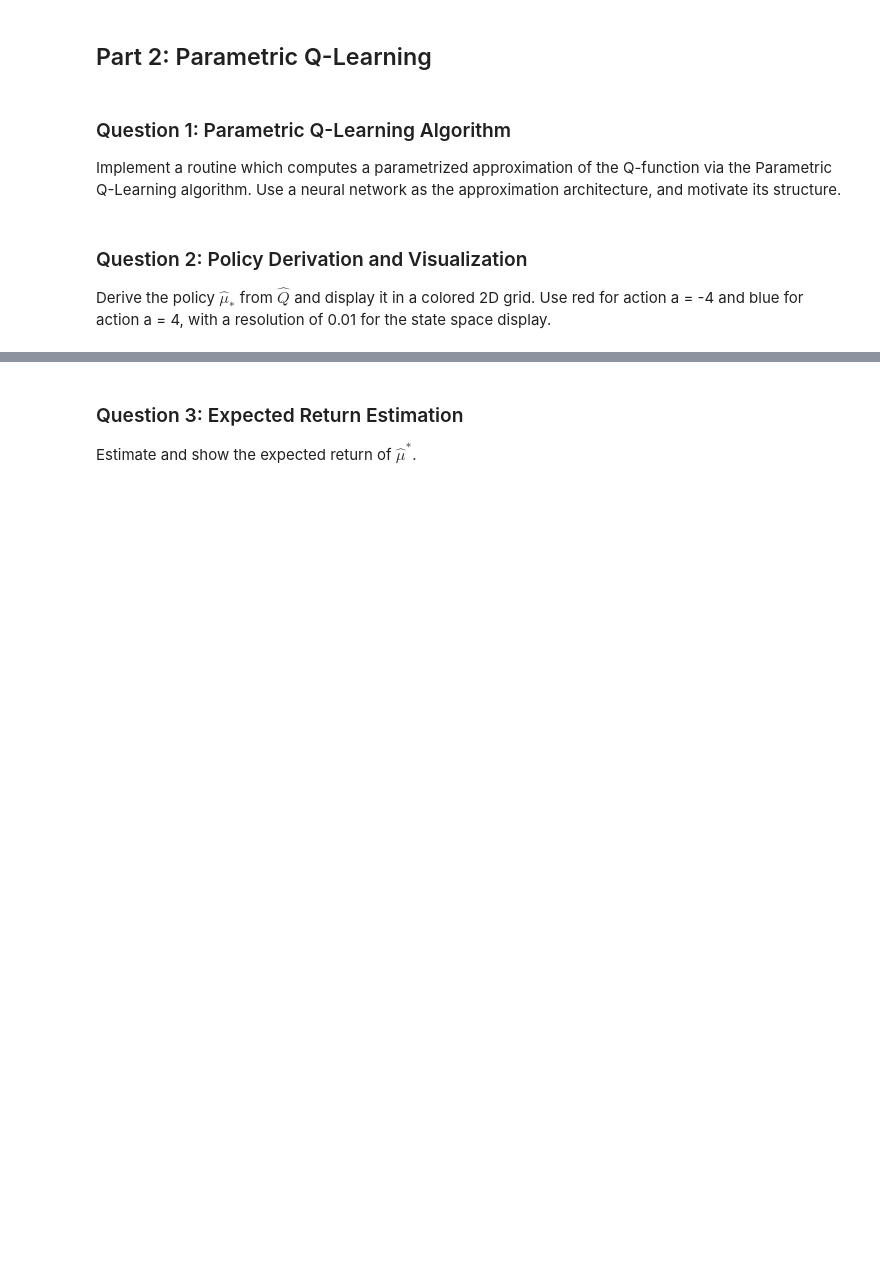
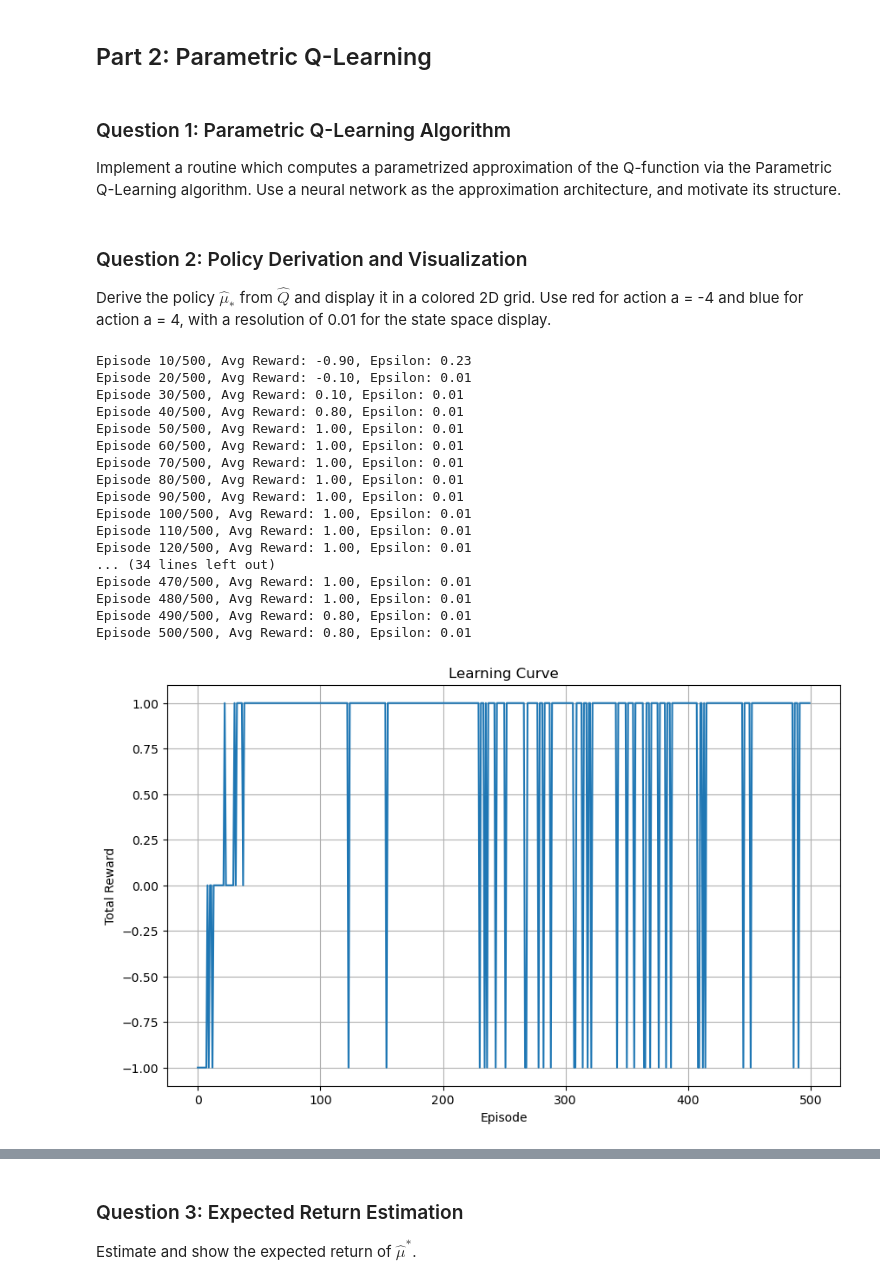
Before and after one commit to martinDengis/info8003, a Jupyter notebook: Lec03/TP3.ipynb, the cells around one changed output, grey strips where cells are left out. Cells and saved outputs as stored; diff of their text form; code cells hidden in the pictures; blank space fills up the shorter version.

```diff
--- a/Lec03/TP3.ipynb
+++ b/Lec03/TP3.ipynb
@@ -695,15 +901,21 @@ NameError: name 'trained_models' is not defined
 # %%
 #play the policy
+os.makedirs('gifs', exist_ok=True)
+for model_key, fqi in trained_models.items():
+    model_type, generation_technique, stopping_condition = model_key
+    filename = f"gifs/car_on_hill_{model_type}_{generation_technique}_{stopping_condition}.gif"
 
-env = CarOnHillEnv(render_mode="gif")
+    env = CarOnHillEnv(render_mode="gif")
 
-num_steps = 100
-state, _ = env.reset()
-for _ in range(num_steps):
-    action = eval_model.predict(state)
-    next_state, reward, terminated, truncated, _ = env.step(action)
-    if terminated or truncated:
-        break
-    state = next_state
+    num_steps = 100
+    state, _ = env.reset()
+    for _ in range(num_steps):
+        action = fqi.predict_action(state)
+        next_state, reward, terminated, truncated, _ = env.step(action)
+        if terminated or truncated:
+            break
+        state = next_state
 
-env.save_gif("car_on_hill.gif")
+    env.save_gif(filename)
+
+    print(f"Evaluated model: {model_type}_{generation_technique}_{stopping_condition}")
@@ -785,6 +1018,7 @@ for i, model_name in enumerate(models.keys()):
             print(f"{model_name:<20} | {gen_name:<10} | {stopping_condition:<10} | {results_table[i, j, k]:<10.4f}")
 
 # Play the policy of the best model
+best_model_key = ('ExtraTreesRegressor', 'episode', 'convergence')
 env = CarOnHillEnv(render_mode="gif")
 best_model = trained_models[best_model_key]
 
@@ -799,4 +1033,4 @@ for _ in range(num_steps):
         break
     state = next_state
 
-env.save_gif("car_on_hill.gif")
+env.save_gif("gifs/Q4_car_on_hill.gif")
@@ -1180,7 +1420,8 @@ def visualize_policy(q_learning, resolution=0.01):
     plt.ylabel('Velocity')
     plt.title('Policy: Red = -4, Blue = 4')
     plt.grid(True, linestyle='--', alpha=0.7)
-    plt.savefig('policy_visualization.png')
+    path = 'figures/policy_visualization.png'
+    plt.savefig(path)
     plt.show()
 
 # Train the model
@@ -1190,32 +1431,52 @@ def train_and_visualize():
 
     # Create and train Q-learning agent
     q_learning = ParametricQLearning(
         state_dim=2,
         action_space=[0, 1],  # 0: -4, 1: 4
         gamma=0.95,
         learning_rate=0.001,
         epsilon=1.0,
         epsilon_decay=0.995,
         hidden_dims=[64, 64]
     )
 
     # Train the agent
     rewards = q_learning.train(env, num_episodes=500, max_steps=200)
 
     # Plot learning curve
     plt.figure(figsize=(10, 6))
     plt.plot(rewards)
     plt.xlabel('Episode')
     plt.ylabel('Total Reward')
     plt.title('Learning Curve')
     plt.grid(True)
-    plt.savefig('learning_curve.png')
+    path = 'figures/learning_curve.png'
+    plt.savefig(path)
     plt.show()
 
     # Visualize the policy
-    visualize_policy(q_learning, resolution=0.02)  # Using 0.02 for faster visualization
+    visualize_policy(q_learning, resolution=0.01)
 
     return q_learning, rewards
 
 # Run training and visualization
 q_learning, rewards = train_and_visualize()
+# %% [output]
+Episode 10/500, Avg Reward: -0.90, Epsilon: 0.23
+Episode 20/500, Avg Reward: -0.10, Epsilon: 0.01
+Episode 30/500, Avg Reward: 0.10, Epsilon: 0.01
+Episode 40/500, Avg Reward: 0.80, Epsilon: 0.01
+Episode 50/500, Avg Reward: 1.00, Epsilon: 0.01
+Episode 60/500, Avg Reward: 1.00, Epsilon: 0.01
+Episode 70/500, Avg Reward: 1.00, Epsilon: 0.01
+Episode 80/500, Avg Reward: 1.00, Epsilon: 0.01
+Episode 90/500, Avg Reward: 1.00, Epsilon: 0.01
+Episode 100/500, Avg Reward: 1.00, Epsilon: 0.01
+Episode 110/500, Avg Reward: 1.00, Epsilon: 0.01
+Episode 120/500, Avg Reward: 1.00, Epsilon: 0.01
+... (34 lines left out)
+Episode 470/500, Avg Reward: 1.00, Epsilon: 0.01
+Episode 480/500, Avg Reward: 1.00, Epsilon: 0.01
+Episode 490/500, Avg Reward: 0.80, Epsilon: 0.01
+Episode 500/500, Avg Reward: 0.80, Epsilon: 0.01
+[figure, added]
```
Also changed, not shown: parts of 20 cells of this notebook, 42 other files.
